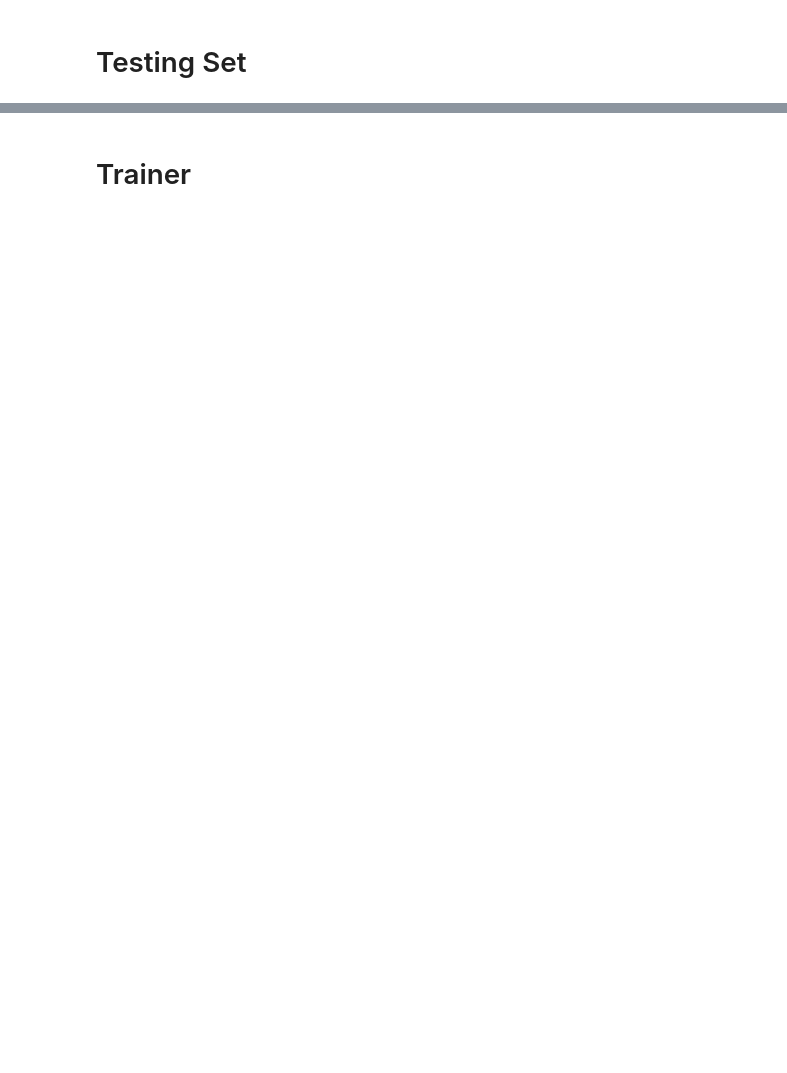
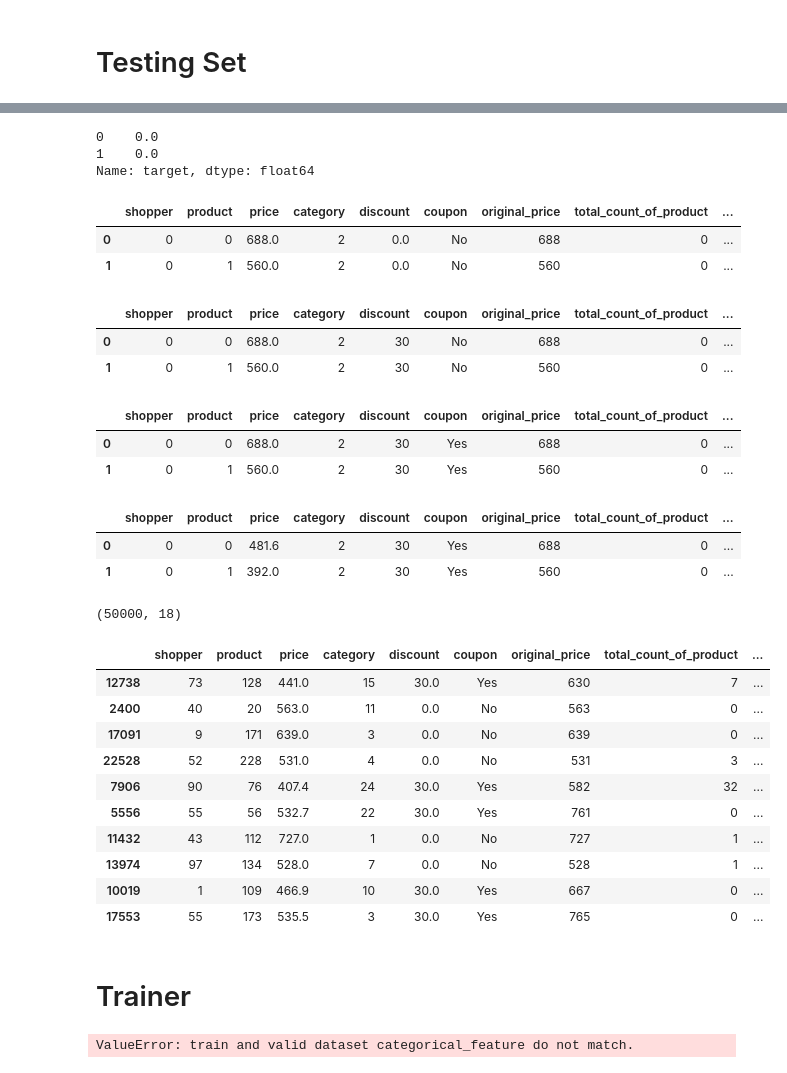
Before and after one commit to uhdang/mlim_group_3_final_assignment, a Jupyter notebook: project/main.ipynb, the cells around one changed output, grey strips where cells are left out. Drawn from its saved outputs; the diff is of its cells as text; code cells hidden in the pictures; blank space fills up the shorter version.

Commit message:
new_X_test

```diff
--- a/project/main.ipynb
+++ b/project/main.ipynb
@@ -244,0 +218,6 @@ Name: target, dtype: float64
+# %%
+y_test.head(2)
+# %% [output]
+0    0.0
+1    0.0
+Name: target, dtype: float64
@@ -245,3 +236,52 @@ Name: target, dtype: float64
+# %%
+X_test_w_coupons.head(2)
+# %% [output]
+|  | shopper | product | price | category | discount | coupon | original_price | total_count_of_product | ... |
+| 0 | 0 | 0 | 688.0 | 2 | 0.0 | No | 688 | 0 | ... |
+| 1 | 0 | 1 | 560.0 | 2 | 0.0 | No | 560 | 0 | ... |
+# %%
+# 1) discount 30%
+X_test_w_coupons.loc[:,"discount"] = 30
+X_test_w_coupons.head(2)
+# %% [output]
+|  | shopper | product | price | category | discount | coupon | original_price | total_count_of_product | ... |
+| 0 | 0 | 0 | 688.0 | 2 | 30 | No | 688 | 0 | ... |
+| 1 | 0 | 1 | 560.0 | 2 | 30 | No | 560 | 0 | ... |
+# %%
+# 2) coupons = Yes
+X_test_w_coupons.loc[:, "coupon"] = "Yes"
+X_test_w_coupons.head(2)
+# %% [output]
+|  | shopper | product | price | category | discount | coupon | original_price | total_count_of_product | ... |
+| 0 | 0 | 0 | 688.0 | 2 | 30 | Yes | 688 | 0 | ... |
+| 1 | 0 | 1 | 560.0 | 2 | 30 | Yes | 560 | 0 | ... |
+# %%
+# 3) price = original_price * (1 - (discount / 100))
+X_test_w_coupons.loc[:, "price"] = X_test_w_coupons["original_price"] * (1 - (X_test_w_coupons["discount"] / 100))
+X_test_w_coupons.head(2)
+# %% [output]
+|  | shopper | product | price | category | discount | coupon | original_price | total_count_of_product | ... |
+| 0 | 0 | 0 | 481.6 | 2 | 30 | Yes | 688 | 0 | ... |
+| 1 | 0 | 1 | 392.0 | 2 | 30 | Yes | 560 | 0 | ... |
+# %%
+# Combine X_test AND X_test_w_coupons
+new_X_test = pd.concat([X_test, X_test_w_coupons])
+# %%
+print(new_X_test.shape)
+new_X_test.sample(10)
+# %% [output]
+(50000, 18)
+|  | shopper | product | price | category | discount | coupon | original_price | total_count_of_product | ... |
+| 12738 | 73 | 128 | 441.0 | 15 | 30.0 | Yes | 630 | 7 | ... |
+| 2400 | 40 | 20 | 563.0 | 11 | 0.0 | No | 563 | 0 | ... |
+| 17091 | 9 | 171 | 639.0 | 3 | 0.0 | No | 639 | 0 | ... |
+| 22528 | 52 | 228 | 531.0 | 4 | 0.0 | No | 531 | 3 | ... |
+| 7906 | 90 | 76 | 407.4 | 24 | 30.0 | Yes | 582 | 32 | ... |
+| 5556 | 55 | 56 | 532.7 | 22 | 30.0 | Yes | 761 | 0 | ... |
+| 11432 | 43 | 112 | 727.0 | 1 | 0.0 | No | 727 | 1 | ... |
+| 13974 | 97 | 134 | 528.0 | 7 | 0.0 | No | 528 | 1 | ... |
+| 10019 | 1 | 109 | 466.9 | 10 | 30.0 | Yes | 667 | 0 | ... |
+| 17553 | 55 | 173 | 535.5 | 3 | 30.0 | Yes | 765 | 0 | ... |
 # %% [markdown]
 # Trainer
 # %%
@@ -249,2 +289,6 @@ trainer = Trainer(X_train, y_train, X_test, y_test)
 # %%
 model = trainer.fit_model()
+# %%
+predictions = trainer.predict()
+# %% [output]
+ValueError: train and valid dataset categorical_feature do not match.
```
Also changed, not shown: parts of 18 cells of this notebook, 2 other files.
